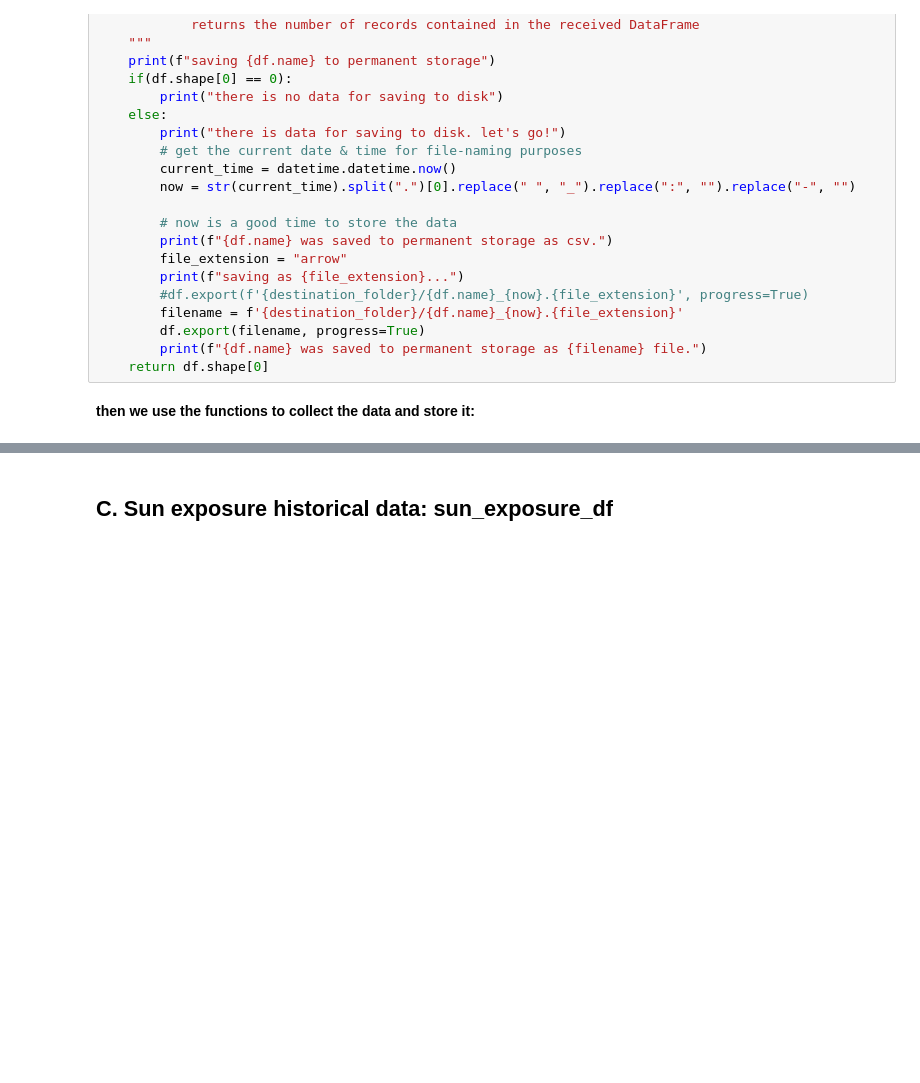
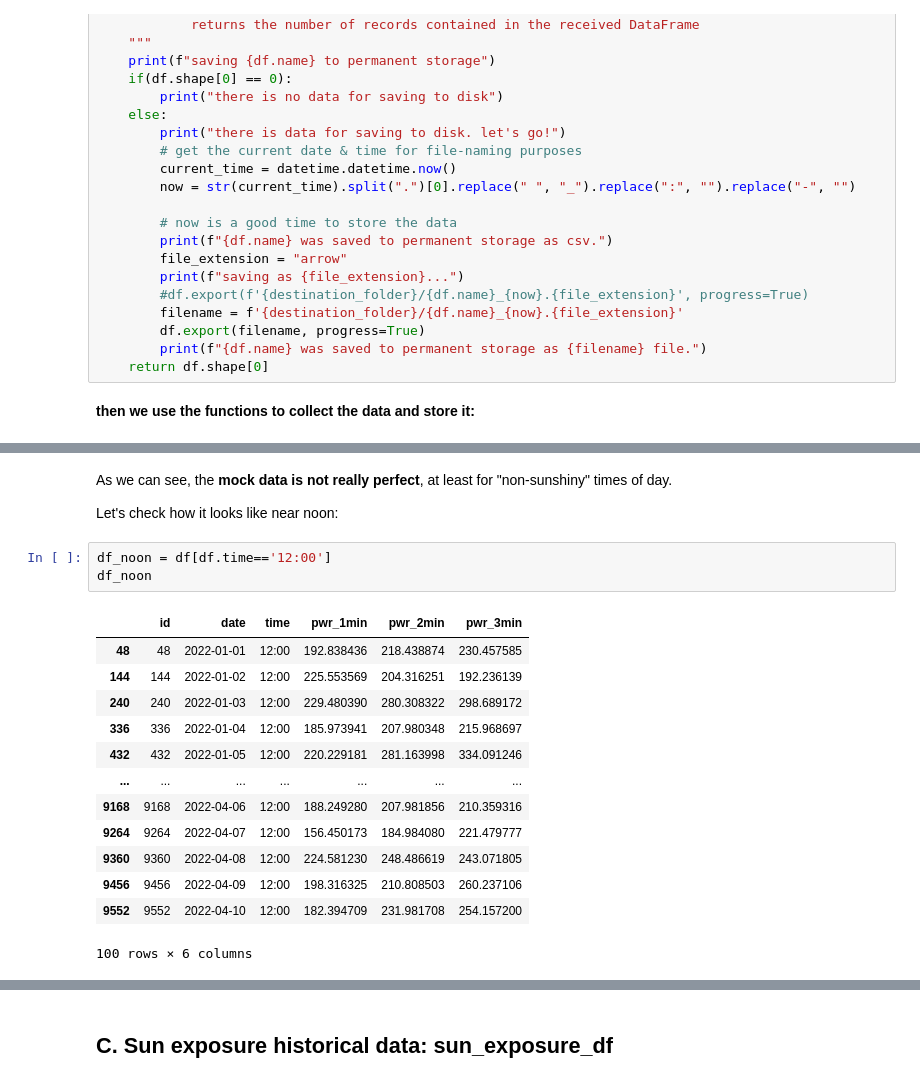
Before and after one commit to hugobertini-ds/photovoltaicperformance, a Jupyter notebook: PhotovoltaicPerformance_v01.ipynb, the cells around one changed output, grey strips where cells are left out. Drawn from its saved outputs; the diff is of its cells as text; blank space fills up the shorter version.

```diff
--- a/PhotovoltaicPerformance_v01.ipynb
+++ b/PhotovoltaicPerformance_v01.ipynb
@@ -526,0 +948,21 @@ consumption_df.describe()
+# %% [markdown]
+As we can see, the **mock data is not really perfect**, at least for "non-sunshiny" times of day.
+
+Let's check how it looks like near noon:
+# %%
+df_noon = df[df.time=='12:00']
+df_noon
+# %% [output]
+|  | id | date | time | pwr_1min | pwr_2min | pwr_3min |
+| 48 | 48 | 2022-01-01 | 12:00 | 192.838436 | 218.438874 | 230.457585 |
+| 144 | 144 | 2022-01-02 | 12:00 | 225.553569 | 204.316251 | 192.236139 |
+| 240 | 240 | 2022-01-03 | 12:00 | 229.480390 | 280.308322 | 298.689172 |
+| 336 | 336 | 2022-01-04 | 12:00 | 185.973941 | 207.980348 | 215.968697 |
+| 432 | 432 | 2022-01-05 | 12:00 | 220.229181 | 281.163998 | 334.091246 |
+| ... | ... | ... | ... | ... | ... | ... |
+| 9168 | 9168 | 2022-04-06 | 12:00 | 188.249280 | 207.981856 | 210.359316 |
+| 9264 | 9264 | 2022-04-07 | 12:00 | 156.450173 | 184.984080 | 221.479777 |
+| 9360 | 9360 | 2022-04-08 | 12:00 | 224.581230 | 248.486619 | 243.071805 |
+| 9456 | 9456 | 2022-04-09 | 12:00 | 198.316325 | 210.808503 | 260.237106 |
+| 9552 | 9552 | 2022-04-10 | 12:00 | 182.394709 | 231.981708 | 254.157200 |
+100 rows × 6 columns
```
Also changed, not shown: parts of 12 cells of this notebook, 1 other file.
